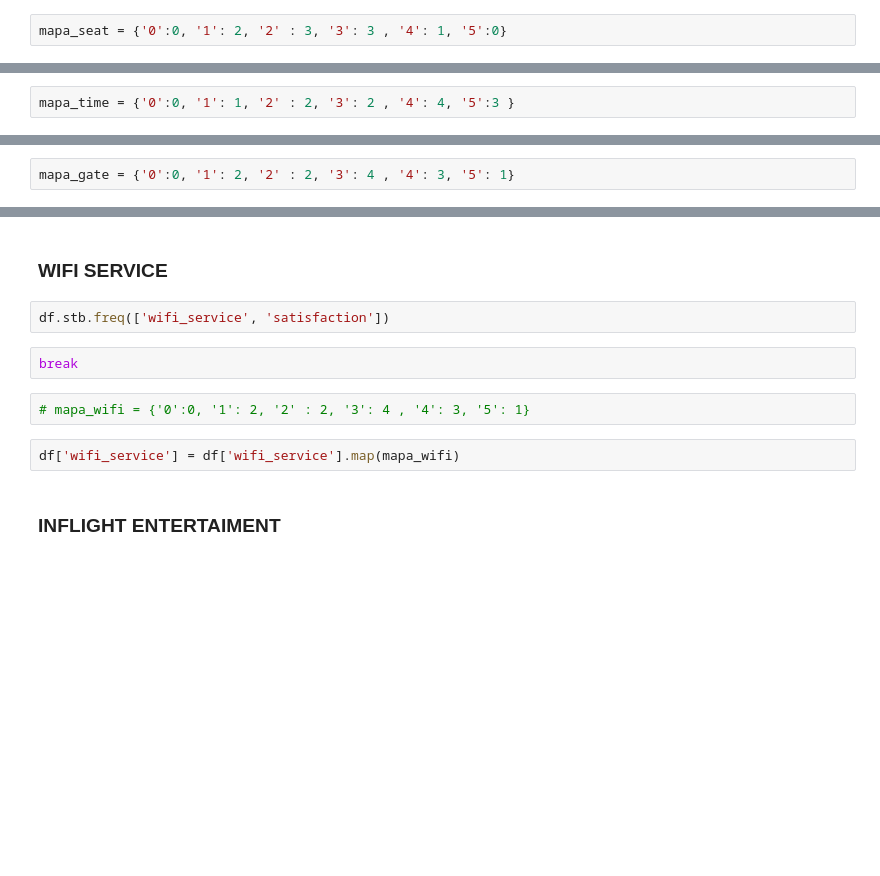
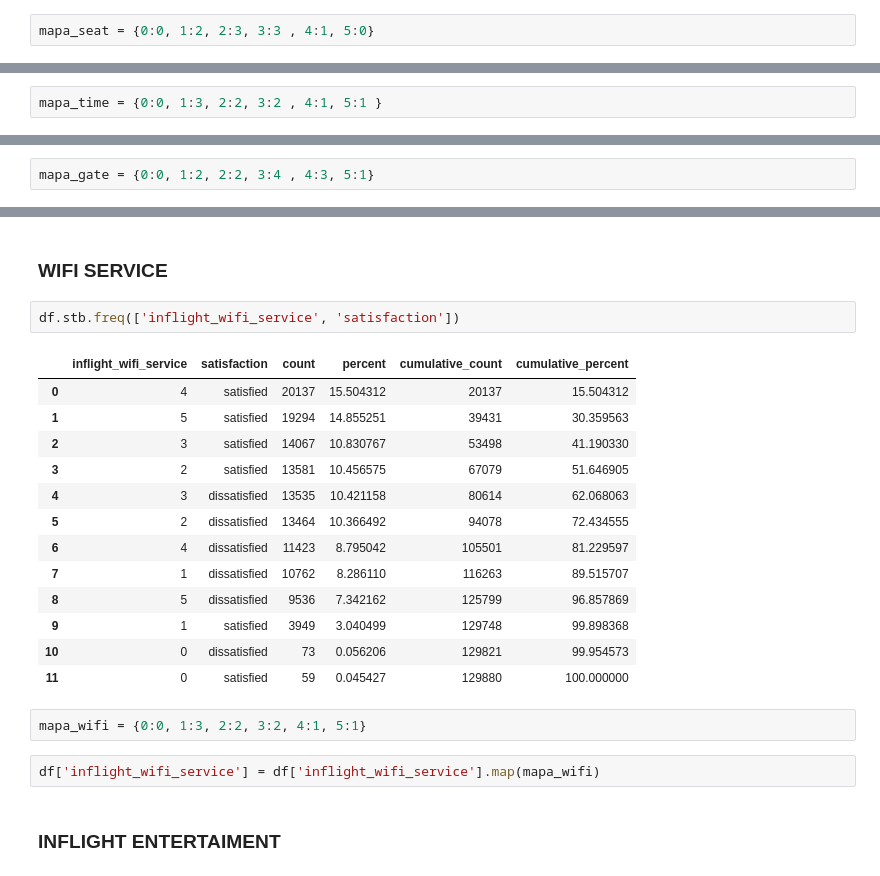
Before and after one commit to Adalab/promo_d_da_modulo3_sprint1_Estibaliz_Lorena, a Jupyter notebook: Regresión Logistica/pair_regresion_logistica2_preprocesado.ipynb, the cells around one changed output, grey strips where cells are left out. Cells and saved outputs as stored; diff of their text form; blank space fills up the shorter version.

```diff
--- a/Regresión Logistica/pair_regresion_logistica2_preprocesado.ipynb
+++ b/Regresión Logistica/pair_regresion_logistica2_preprocesado.ipynb
@@ -320,6 +342,6 @@ df.stb.freq(['seat_comfort', 'satisfaction'])
 | 10 | 5 | dissatisfied | 141 | 0.108562 | 129870 | 99.992301 |
 | 11 | 0 | dissatisfied | 10 | 0.007699 | 129880 | 100.000000 |
 # %%
-mapa_seat = {'0':0, '1': 2, '2' : 3, '3': 3 , '4': 1, '5':0}
+mapa_seat = {0:0, 1:2, 2:3, 3:3 , 4:1, 5:0}
 # %%
 df['seat_comfort'] = df['seat_comfort'].map(mapa_seat)
@@ -342,7 +373,7 @@ df.stb.freq(['departure/arrival_time_convenient', 'satisfaction'])
 | 10 | 0 | satisfied | 3611 | 2.780259 | 126827 | 97.649369 |
 | 11 | 0 | dissatisfied | 3053 | 2.350631 | 129880 | 100.000000 |
 # %%
-mapa_time = {'0':0, '1': 1, '2' : 2, '3': 2 , '4': 4, '5':3 }
+mapa_time = {0:0, 1:3, 2:2, 3:2 , 4:1, 5:1 }
 # %%
 df['departure/arrival_time_convenient'] = df['departure/arrival_time_convenient'].map(mapa_time)
 # %% [markdown]
@@ -363,18 +394,30 @@ df.stb.freq(['gate_location', 'satisfaction'])
 | 9 | 5 | dissatisfied | 6599 | 5.080844 | 129878 | 99.998460 |
 | 10 | 0 | satisfied | 2 | 0.001540 | 129880 | 100.000000 |
 # %%
-mapa_gate = {'0':0, '1': 2, '2' : 2, '3': 4 , '4': 3, '5': 1}
+mapa_gate = {0:0, 1:2, 2:2, 3:4 , 4:3, 5:1}
 # %%
 df['gate_location'] = df['gate_location'].map(mapa_gate)
 # %% [markdown]
 ### WIFI SERVICE
 # %%
-df.stb.freq(['wifi_service', 'satisfaction'])
+df.stb.freq(['inflight_wifi_service', 'satisfaction'])
+# %% [output]
+|  | inflight_wifi_service | satisfaction | count | percent | cumulative_count | cumulative_percent |
+| 0 | 4 | satisfied | 20137 | 15.504312 | 20137 | 15.504312 |
+| 1 | 5 | satisfied | 19294 | 14.855251 | 39431 | 30.359563 |
+| 2 | 3 | satisfied | 14067 | 10.830767 | 53498 | 41.190330 |
+| 3 | 2 | satisfied | 13581 | 10.456575 | 67079 | 51.646905 |
+| 4 | 3 | dissatisfied | 13535 | 10.421158 | 80614 | 62.068063 |
+| 5 | 2 | dissatisfied | 13464 | 10.366492 | 94078 | 72.434555 |
+| 6 | 4 | dissatisfied | 11423 | 8.795042 | 105501 | 81.229597 |
+| 7 | 1 | dissatisfied | 10762 | 8.286110 | 116263 | 89.515707 |
+| 8 | 5 | dissatisfied | 9536 | 7.342162 | 125799 | 96.857869 |
+| 9 | 1 | satisfied | 3949 | 3.040499 | 129748 | 99.898368 |
+| 10 | 0 | dissatisfied | 73 | 0.056206 | 129821 | 99.954573 |
+| 11 | 0 | satisfied | 59 | 0.045427 | 129880 | 100.000000 |
-# %%
-break
 # %%
-# mapa_wifi = {'0':0, '1': 2, '2' : 2, '3': 4 , '4': 3, '5': 1}
+mapa_wifi = {0:0, 1:3, 2:2, 3:2, 4:1, 5:1}
 # %%
-df['wifi_service'] = df['wifi_service'].map(mapa_wifi)
+df['inflight_wifi_service'] = df['inflight_wifi_service'].map(mapa_wifi)
 # %% [markdown]
 ### INFLIGHT ENTERTAIMENT
```
Also changed, not shown: parts of 46 cells of this notebook.
